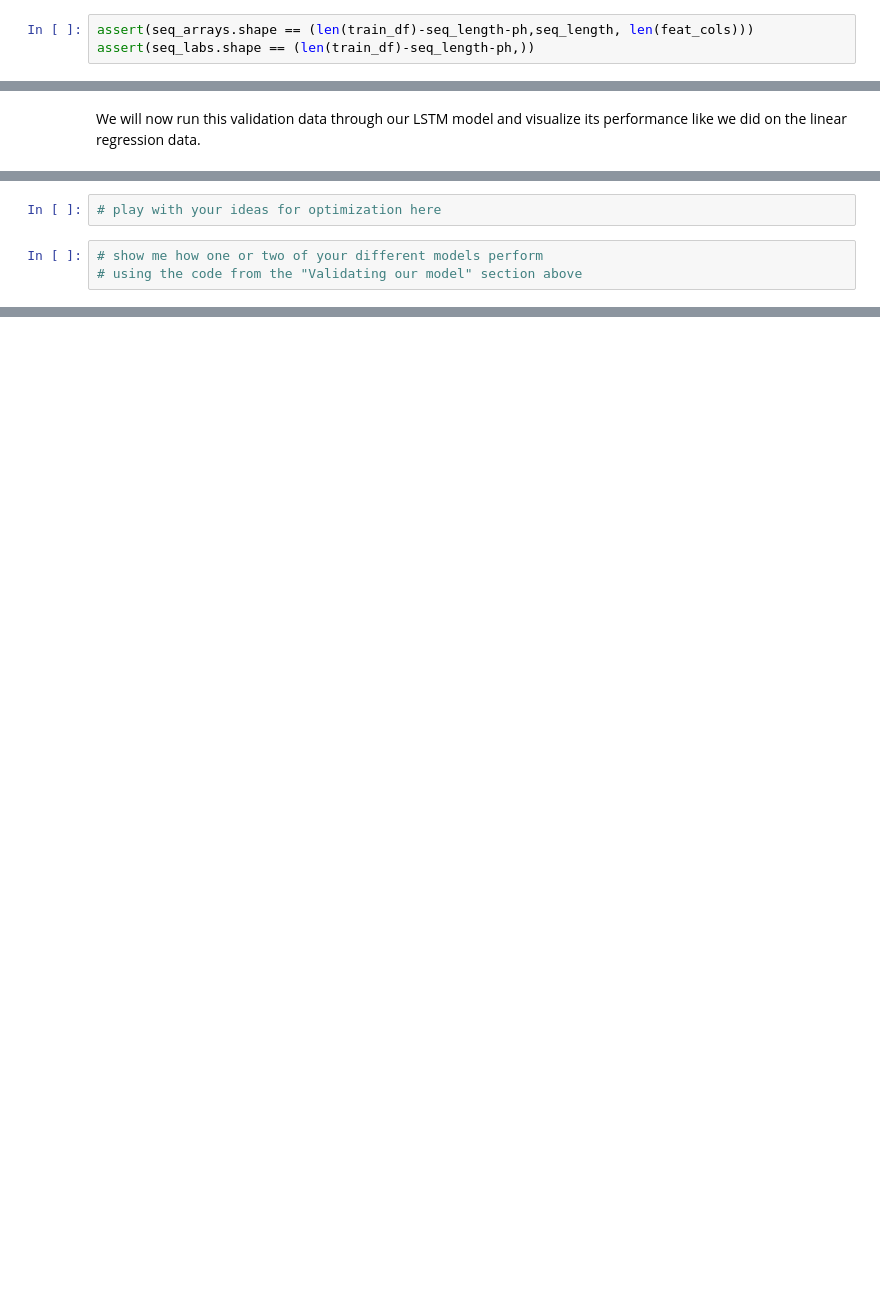
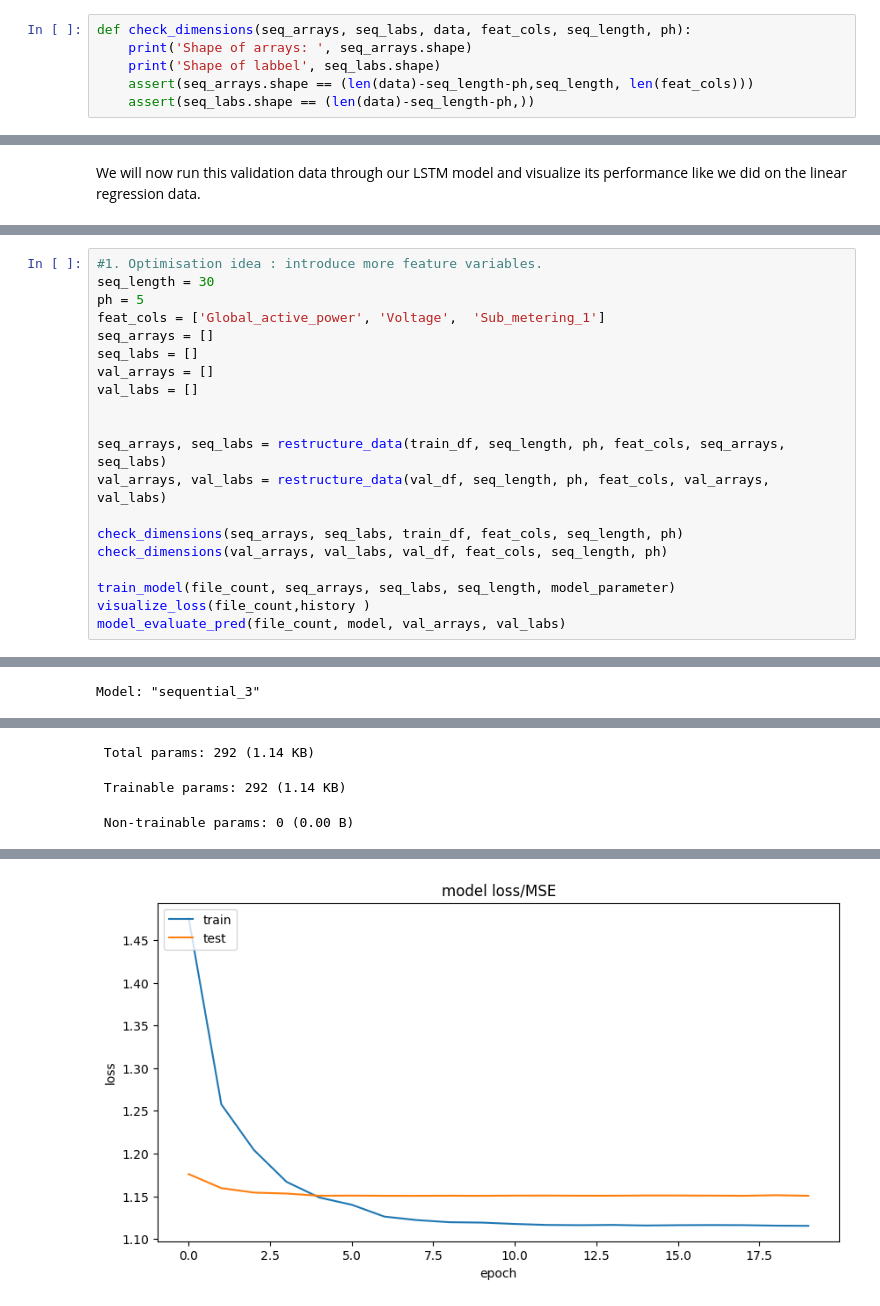
Before and after one commit to santausd/USD-AAI-530-A1-Assignment3.1, a Jupyter notebook: LSTM_Regression_Assignment.ipynb, the cells around one changed output, grey strips where cells are left out. Cells and saved outputs as stored; diff of their text form; blank space fills up the shorter version.

```diff
--- a/LSTM_Regression_Assignment.ipynb
+++ b/LSTM_Regression_Assignment.ipynb
@@ -132,3 +134,6 @@ seq_labs = np.array(temp_seq_labs, dtype = object).astype(np.float32)
 # %%
-assert(seq_arrays.shape == (len(train_df)-seq_length-ph,seq_length, len(feat_cols)))
-assert(seq_labs.shape == (len(train_df)-seq_length-ph,))
+def check_dimensions(seq_arrays, seq_labs, data, feat_cols, seq_length, ph):
+    print('Shape of arrays: ', seq_arrays.shape)
+    print('Shape of labbel', seq_labs.shape)
+    assert(seq_arrays.shape == (len(data)-seq_length-ph,seq_length, len(feat_cols)))
+    assert(seq_labs.shape == (len(data)-seq_length-ph,))
@@ -339,5 +352,21 @@ A:
-# %%
-# play with your ideas for optimization here
-# %%
-# show me how one or two of your different models perform
-# using the code from the "Validating our model" section above
+# %%
+#1. Optimisation idea : introduce more feature variables.
+seq_length = 30
+ph = 5
+feat_cols = ['Global_active_power', 'Voltage',  'Sub_metering_1']
+seq_arrays = []
+seq_labs = []
+val_arrays = []
+val_labs = []
+
+
+seq_arrays, seq_labs = restructure_data(train_df, seq_length, ph, feat_cols, seq_arrays, seq_labs)
+val_arrays, val_labs = restructure_data(val_df, seq_length, ph, feat_cols, val_arrays, val_labs)
+
+check_dimensions(seq_arrays, seq_labs, train_df, feat_cols, seq_length, ph)
+check_dimensions(val_arrays, val_labs, val_df, feat_cols, seq_length, ph)
+
+train_model(file_count, seq_arrays, seq_labs, seq_length, model_parameter)
+visualize_loss(file_count,history )
+model_evaluate_pred(file_count, model, val_arrays, val_labs)
+# %% [output]
@@ -343,0 +378 @@ A:
+Model: "sequential_3"
@@ -343,0 +394,3 @@ A:
+ Total params: 292 (1.14 KB)
+ Trainable params: 292 (1.14 KB)
+ Non-trainable params: 0 (0.00 B)
@@ -343,0 +414 @@ A:
+[figure, added]
```
Also changed, not shown: parts of 20 cells of this notebook.
